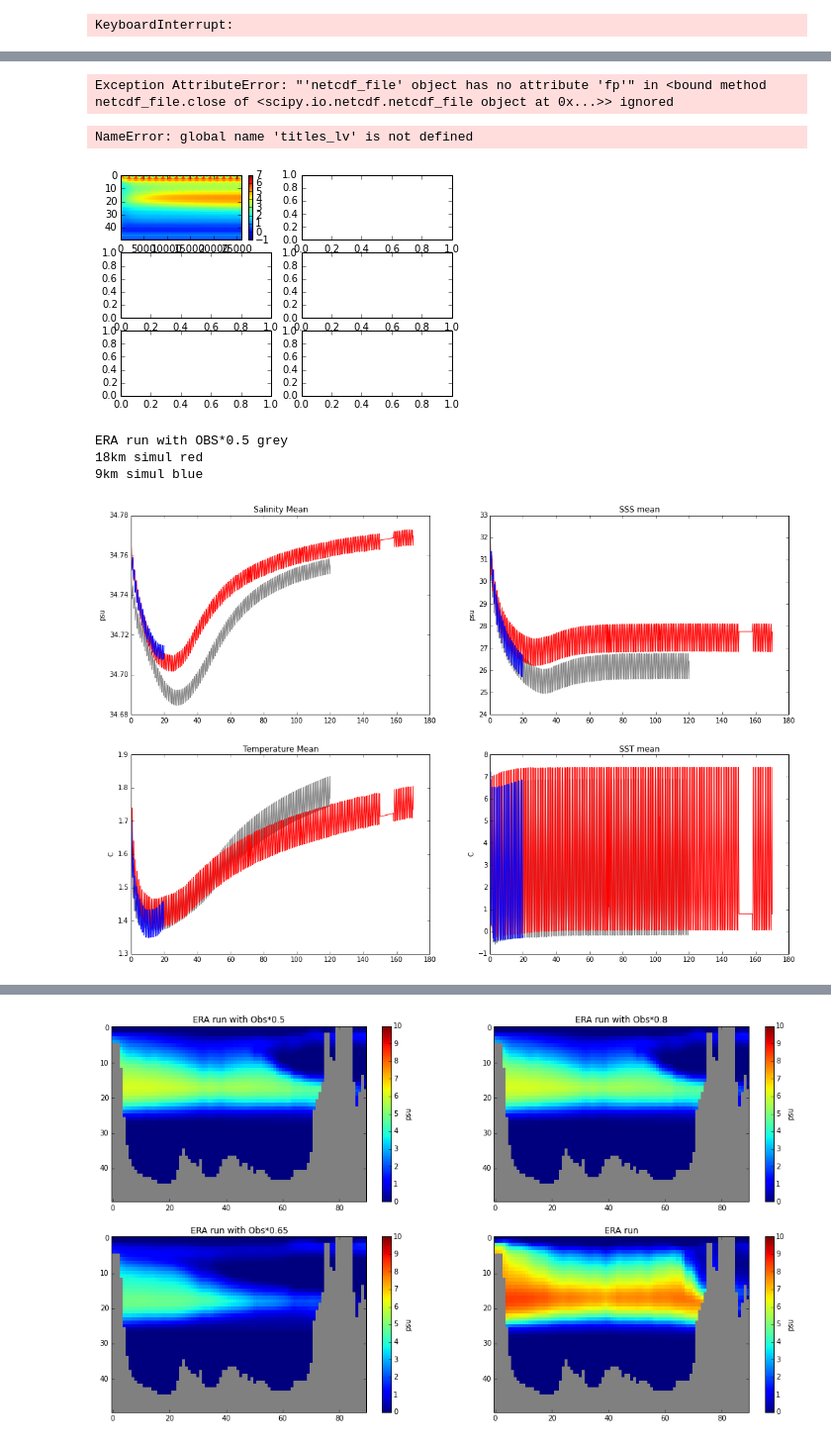
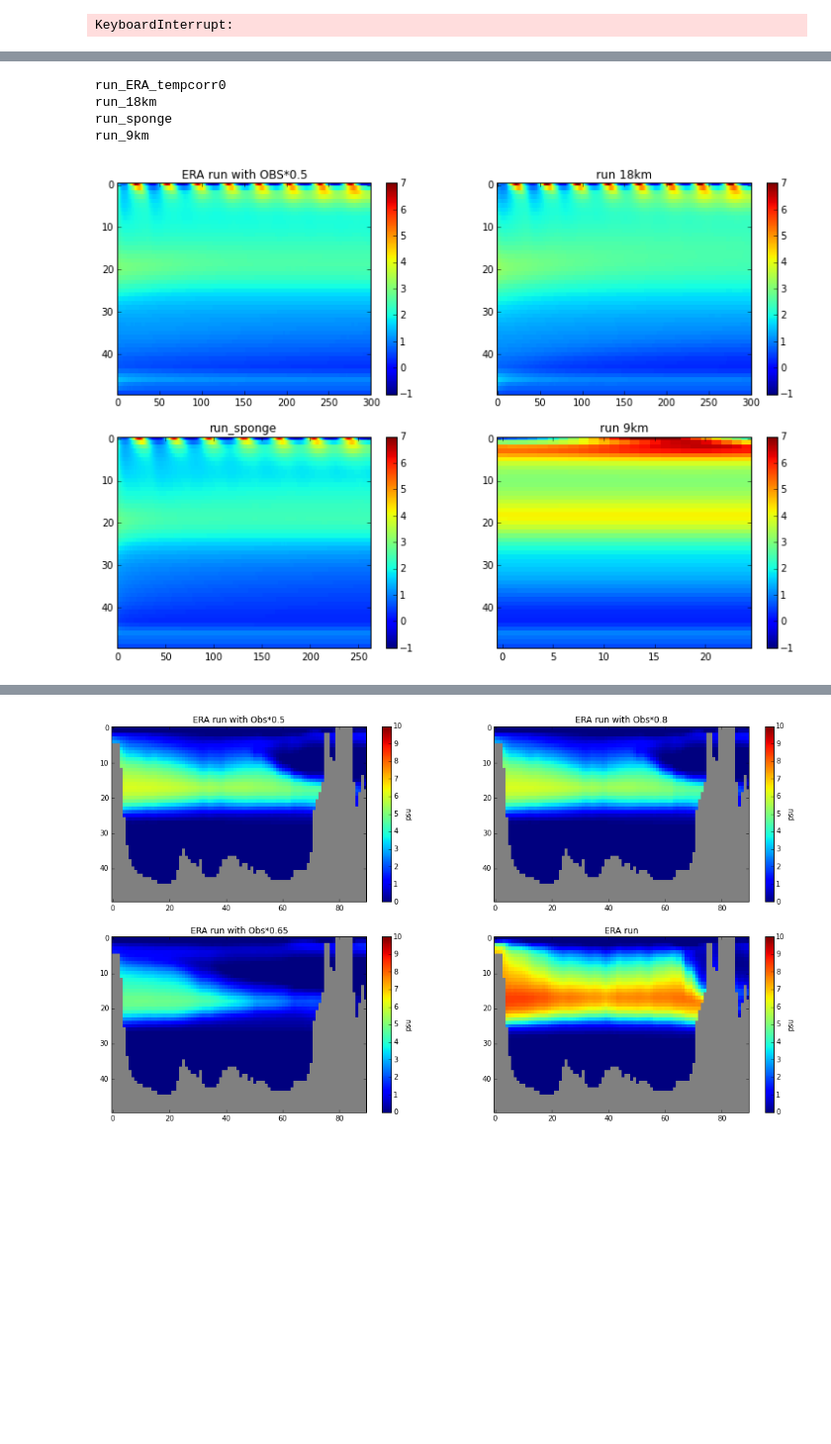
Before and after one commit to AlessandroMozzato/notebooks, a Jupyter notebook: Restart.ipynb, the cells around one changed output, grey strips where cells are left out. Shown at 99% size. Saved outputs shown, nothing was run; the diff lists cells and outputs as text; code cells hidden in the pictures; blank space fills up the shorter version.

```diff
--- a/Restart.ipynb
+++ b/Restart.ipynb
@@ -128,9 +126,15 @@ titles,unity,time = titles()
+# %%
+run_sponge = MonitorRead()
+run_sponge.readData('/hpcdata/scratch/am8e13/cs_36km_tutorial/run_sponge/results/',[0])
+run_sponge.readDynStDiag('/hpcdata/scratch/am8e13/cs_36km_tutorial/run_sponge/results/',[0])
+run_sponge.title('sponge','black')
 # %%
-titles_lv = { 'run_ERA_tempcorr0' : 'ERA run with OBS*0.5','run_18km' : 'run 18km' , 'run_9km' : 'run 9km'  }
+titles_lv = { 'run_ERA_tempcorr0' : 'ERA run with OBS*0.5','run_18km' : 'run 18km' , 'run_9km' : 'run 9km' , 'run_sponge' : 'run_sponge' }
 # %%
 monitor_list1 = {'run_ERA_tempcorr0' : run_ERA_tempcorr0 , \
                'run_18km' : run_18km ,\
-               'run_9km' : run_9km }
+               'run_9km' : run_9km, \
+                'run_sponge' : run_sponge }
 # %%
 plot_monitor(monitor_list1,['salt_mean','sss_mean','theta_mean','sst_mean'])
 plot_monitor(monitor_list1,['vvel_mean','uvel_mean','ke_mean','eta_mean'])
@@ -153,19 +160,22 @@ ERA run with OBS*0.5 grey
 # %%
-def plot_lv(monitor_list,var,vimin,vimax,cmap,row=3,col=2):
+def plot_lv(monitor_list,var,vimin,vimax,cmap,row=2,col=2):
     file2read1 = netcdf.NetCDFFile("/scratch/general/am8e13/results36km/grid.nc",'r')
     Z = file2read1.variables['Zp1']
     Z = Z[0:50]*1
     fig, axes = plt.subplots(nrows=row, ncols=col)
     ax_ind = 0
     for mon in monitor_list:
-        ca = axes.flat[ax_ind].imshow(monitor_list[mon].dataDyn[var].T,vmin = vimin, vmax = vimax,\
+        print mon
+        ca = axes.flat[ax_ind].imshow(monitor_list[mon].dataDyn[var][0:300,:].T,vmin = vimin, vmax = vimax,\
                     interpolation='nearest', cmap = cmap ,origin='upper', aspect='auto')
         cbar = fig.colorbar(ca , ax=axes.flat[ax_ind], )
         axes.flat[ax_ind].set_title(titles_lv[mon])
         ax_ind += 1
     fig.subplots_adjust(right=1.8,top=1.8)
 plot_lv(monitor_list1,'theta_lv_mean',-1,7,matplotlib.cm.jet)
 # %% [output]
-Exception AttributeError: "'netcdf_file' object has no attribute 'fp'" in <bound method netcdf_file.close of <scipy.io.netcdf.netcdf_file object at 0x...>> ignored
+run_ERA_tempcorr0
+run_18km
+run_sponge
+run_9km
-NameError: global name 'titles_lv' is not defined
-[figure, old version]
+[figure, new version]
@@ -198,10 +200,3 @@ def plot_monitor(monitor_list,var_list):
         ax_ind += 1
 
     fig.subplots_adjust(right=2.4,top=2.4)
-# %%
-plot_monitor(monitor_list,['salt_mean','sss_mean','theta_mean','sst_mean'])
-# %% [output]
-ERA run with OBS*0.5 grey
-18km simul red
-9km simul blue
-[figure, removed]
```
Also changed, not shown: parts of 8 cells of this notebook, 4 other files.
